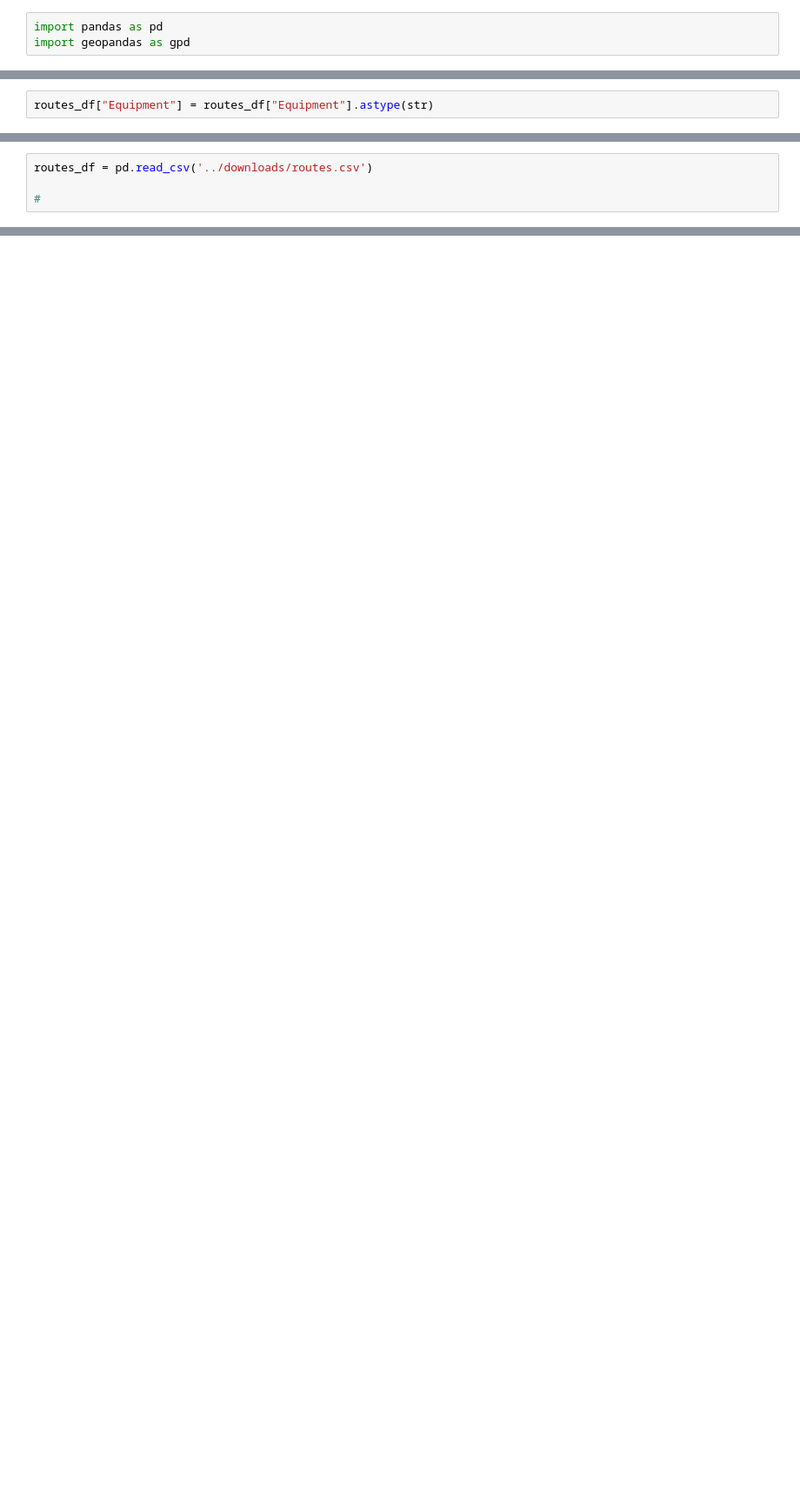
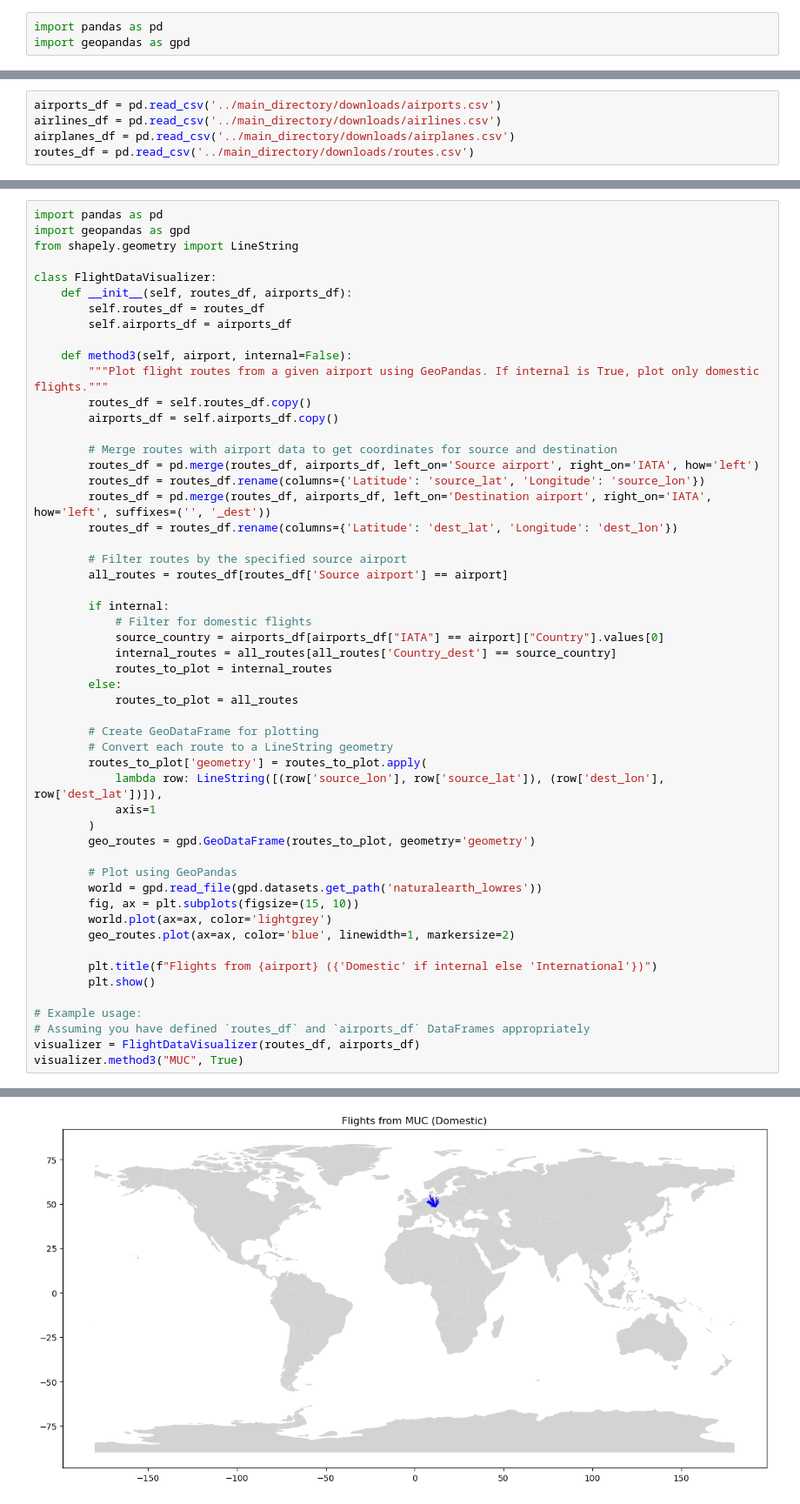
Before and after one commit to JustinSms/Group_15, a Jupyter notebook: phase3/testing.ipynb, the cells around one changed output, grey strips where cells are left out. Shown at 87% size. Saved outputs shown, nothing was run; the diff lists cells and outputs as text; blank space fills up the shorter version.

Commit message:
method 3 und 4 sind fertig bitchezzzzz

```diff
--- a/phase3/testing.ipynb
+++ b/phase3/testing.ipynb
@@ -60 +4,6 @@ routes_df[routes_df["Source airport"] == "MUC"]
+# %%
+airports_df = pd.read_csv('../main_directory/downloads/airports.csv')
+airlines_df = pd.read_csv('../main_directory/downloads/airlines.csv')
+airplanes_df = pd.read_csv('../main_directory/downloads/airplanes.csv')
+routes_df = pd.read_csv('../main_directory/downloads/routes.csv')
 # %%
@@ -106,2 +45,0 @@ array(['CR2', 'A81', 'AN4', ..., '737 777 320', '330 747 777 737',
-# %%
-routes_df["Equipment"] = routes_df["Equipment"].astype(str)
@@ -112,4 +45,0 @@ str
-# %%
-routes_df = pd.read_csv('../downloads/routes.csv')
-
-#
@@ -179,0 +94,54 @@ See the caveats in the documentation: https://pandas.pydata.org/pandas-docs/stab
+# %%
+import pandas as pd
+import geopandas as gpd
+from shapely.geometry import LineString
+
+class FlightDataVisualizer:
+    def __init__(self, routes_df, airports_df):
+        self.routes_df = routes_df
+        self.airports_df = airports_df
+
+    def method3(self, airport, internal=False):
+        """Plot flight routes from a given airport using GeoPandas. If internal is True, plot only domestic flights."""
+        routes_df = self.routes_df.copy()
+        airports_df = self.airports_df.copy()
+
+        # Merge routes with airport data to get coordinates for source and destination
+        routes_df = pd.merge(routes_df, airports_df, left_on='Source airport', right_on='IATA', how='left')
+        routes_df = routes_df.rename(columns={'Latitude': 'source_lat', 'Longitude': 'source_lon'})
+        routes_df = pd.merge(routes_df, airports_df, left_on='Destination airport', right_on='IATA', how='left', suffixes=('', '_dest'))
+        routes_df = routes_df.rename(columns={'Latitude': 'dest_lat', 'Longitude': 'dest_lon'})
+
+        # Filter routes by the specified source airport
+        all_routes = routes_df[routes_df['Source airport'] == airport]
+
+        if internal:
+            # Filter for domestic flights
+            source_country = airports_df[airports_df["IATA"] == airport]["Country"].values[0]
+            internal_routes = all_routes[all_routes['Country_dest'] == source_country]
+            routes_to_plot = internal_routes
+        else:
+            routes_to_plot = all_routes
+
+        # Create GeoDataFrame for plotting
+        # Convert each route to a LineString geometry
+        routes_to_plot['geometry'] = routes_to_plot.apply(
+            lambda row: LineString([(row['source_lon'], row['source_lat']), (row['dest_lon'], row['dest_lat'])]),
+            axis=1
+        )
+        geo_routes = gpd.GeoDataFrame(routes_to_plot, geometry='geometry')
+
+        # Plot using GeoPandas
+        world = gpd.read_file(gpd.datasets.get_path('naturalearth_lowres'))
+        fig, ax = plt.subplots(figsize=(15, 10))
+        world.plot(ax=ax, color='lightgrey')
+        geo_routes.plot(ax=ax, color='blue', linewidth=1, markersize=2)
+
+        plt.title(f"Flights from {airport} ({'Domestic' if internal else 'International'})")
+        plt.show()
+
+# Example usage:
+# Assuming you have defined `routes_df` and `airports_df` DataFrames appropriately
+visualizer = FlightDataVisualizer(routes_df, airports_df)
+visualizer.method3("MUC", True)
+# %% [output]
@@ -179,0 +153 @@ See the caveats in the documentation: https://pandas.pydata.org/pandas-docs/stab
+[figure, added]
```
Also changed, not shown: parts of 13 cells of this notebook, 1 other file.
